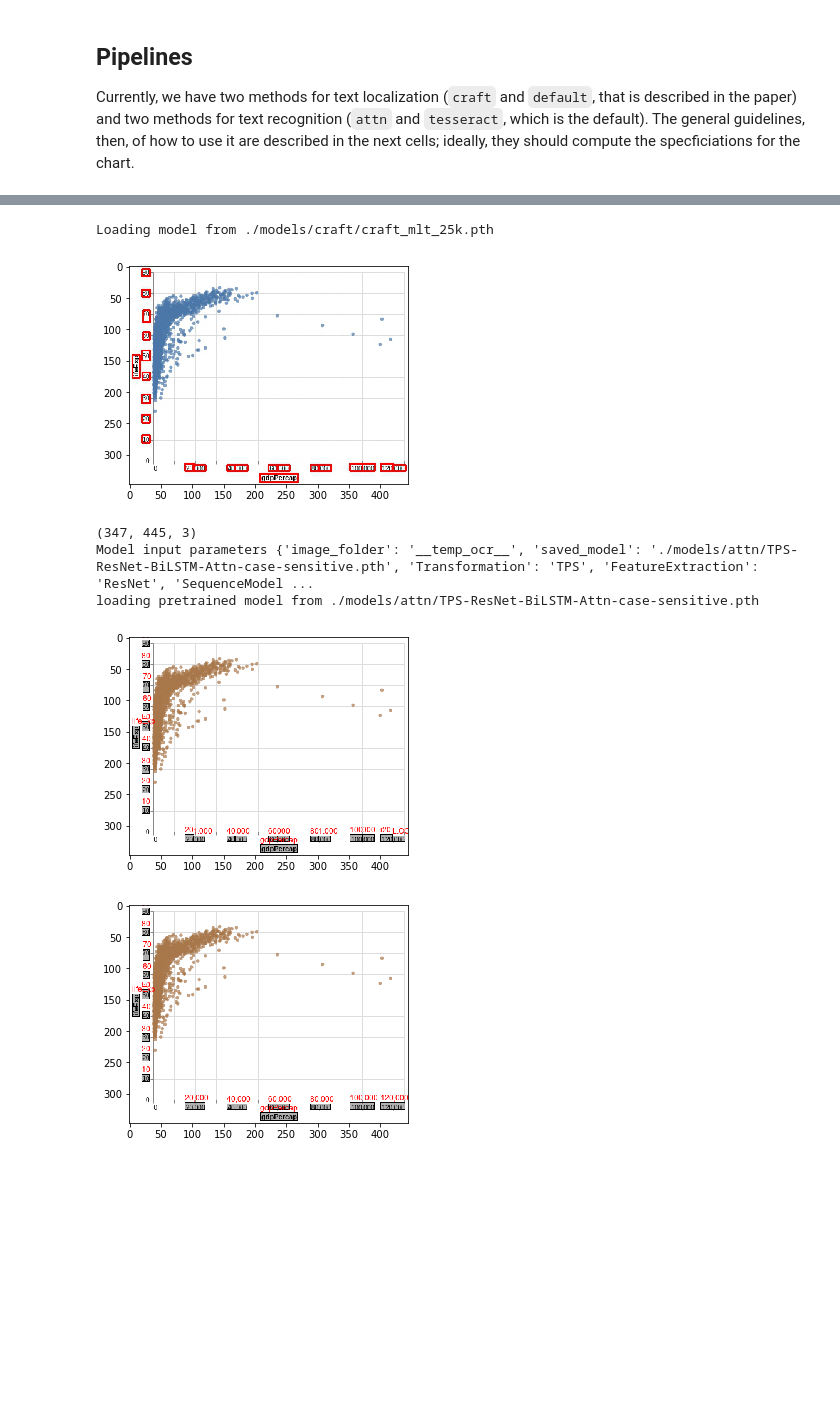
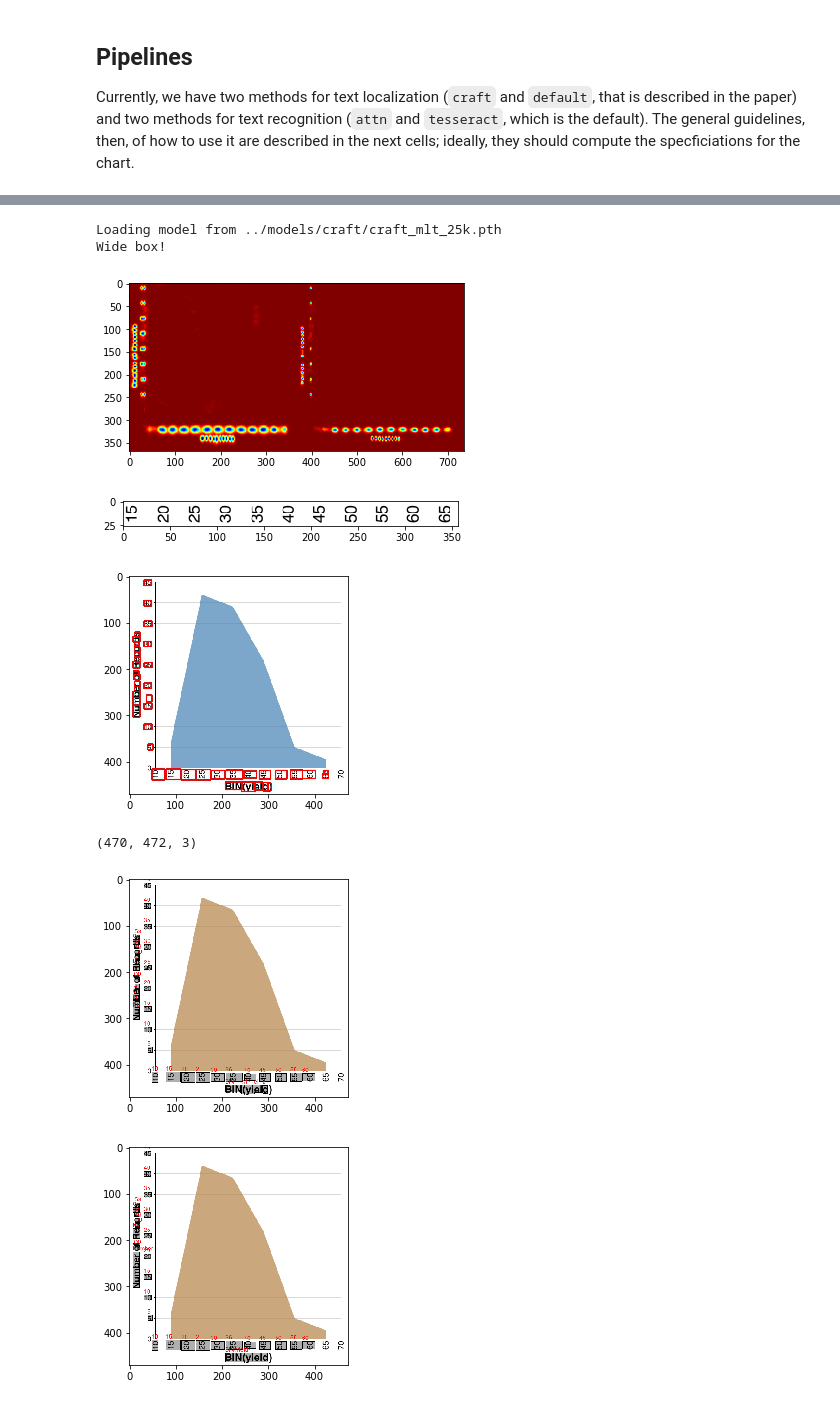
Before and after one commit to visual-ds/rev, a Jupyter notebook: notebooks/Example.ipynb, the cells around one changed output, grey strips where cells are left out. Saved outputs shown, nothing was run; the diff lists cells and outputs as text; code cells hidden in the pictures; blank space fills up the shorter version.

Commit message:
Update notebooks; properly locate data

```diff
--- a/notebooks/Example.ipynb
+++ b/notebooks/Example.ipynb
@@ -47,6 +47,10 @@ from rev.text import TextClassifier
 attn_parameters = {
     # "image_folder": "imgboxes",
     "saved_model": "./models/attn/TPS-ResNet-BiLSTM-Attn-case-sensitive.pth",
+}
+
+text_classifier = {
+    "default": "../models/text_role_classifier/text_type_classifier.pkl"
 }
 
 # Load a chart
@@ -67,7 +71,8 @@ chart.text_boxes = text_boxes[0]
 
 # print(chart.text_boxes)
 # Getting the roles for each textbox
-text_clf = TextClassifier('default')
+text_clf = TextClassifier(model_checkpoints = text_classifier["default"])
+
 text_type_preds = text_clf.classify([chart])
 
 # Set the role for each textbox on the chart
@@ -116,46 +90,56 @@ models/mark_classifier/charts5cats/ilsvrc_2012_mean.npy
 from rev.chart import Chart
 from rev.text.localizer import TextLocalizer
 from rev.text.classifier import TextClassifier
 from rev.spec.generator import SpecGenerator
 
 import json
-quartz = "data/quartz/4JevQPPu.png" # from OSF
-quartzII = "data/quartz/4J0AakdDl.png" # from OSF
-chartp = "examples/chart.png"
-area = "examples/image.png"
+import torch
+quartz = "../data/quartz/4JevQPPu.png" # from OSF
+quartzII = "../data/quartz/4J0AakdDl.png" # from OSF
+chartp = "../examples/chart.png"
+area = "../examples/image.png"
+vega = "../data/vega/burtin1/mark=bar|x=Penicilin,O|y=count_*,Q.png"
 chart = Chart(chartp)
+
+cuda = False # torch.cuda.is_available()
 
 attn_parameters = {
     # "image_folder": "imgboxes",
-    "saved_model": "./models/attn/TPS-ResNet-BiLSTM-Attn-case-sensitive.pth",
+    "saved_model": "../models/attn/TPS-ResNet-BiLSTM-Attn-case-sensitive.pth",
+}
+
+text_classifier = {
+    "default": "../models/text_role_classifier/text_type_classifier.pkl"
 }
 
 localizer = TextLocalizer("craft",
-                          craft_model = "./models/craft/craft_mlt_25k.pth",
+                          craft_model = "../models/craft/craft_mlt_25k.pth",
                          ocr = "attn",
                          attn_params = attn_parameters)
 
-chart.text_boxes = localizer.localize([chart], debug = True)[0]
+chart.text_boxes = localizer.localize([chart],
+                                      debug = True, cuda = cuda)[0]
 
 # print(chart.text_boxes)
 
-text_clf = TextClassifier('default')
+text_clf = TextClassifier(model_checkpoint = text_classifier["default"])
 text_type_preds = text_clf.classify([chart])
 
 # Set the role for each textbox on the chart
 for (text_box, role) in zip(chart.text_boxes, text_type_preds[0]):
     text_box.type = role
 
-# Generamos la especificación (este método internamente también obtiene el tipo marca del chart)
+# Generate specification and chart mark
 spec_gen = SpecGenerator()
 spec = spec_gen.generate([chart])
 
 json.loads(spec[0])
 # %% [output]
-Loading model from ./models/craft/craft_mlt_25k.pth
+Loading model from ../models/craft/craft_mlt_25k.pth
+Wide box!
-[figure, old version]
+[figure, new version]
-(347, 445, 3)
-Model input parameters {'image_folder': '__temp_ocr__', 'saved_model': './models/attn/TPS-ResNet-BiLSTM-Attn-case-sensitive.pth', 'Transformation': 'TPS', 'FeatureExtraction': 'ResNet', 'SequenceModel ...
-loading pretrained model from ./models/attn/TPS-ResNet-BiLSTM-Attn-case-sensitive.pth
-[figure, old version]
+[figure, new version]
-[figure, old version]
+[figure, new version]
+(470, 472, 3)
+[figure, added]
+[figure, added]
```
Also changed, not shown: parts of 2 cells of this notebook, 8 other files.
